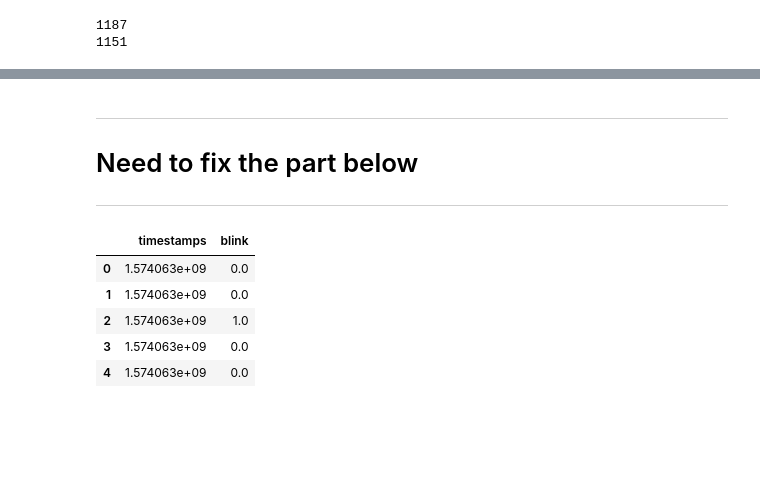
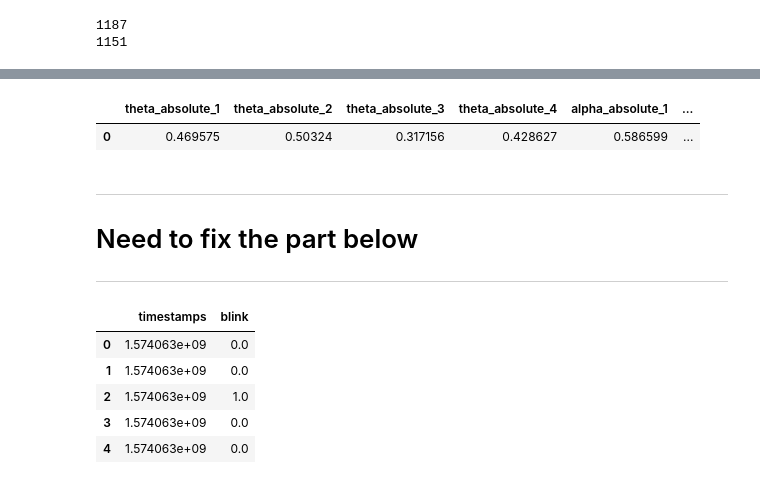
Before and after one commit to kathriwa/HASE19_Music_Project, a Jupyter notebook: eeg_analysis.ipynb, the cells around one changed output, grey strips where cells are left out. Saved outputs shown, nothing was run; the diff lists cells and outputs as text; code cells hidden in the pictures; blank space fills up the shorter version.

```diff
--- a/eeg_analysis.ipynb
+++ b/eeg_analysis.ipynb
@@ -108,0 +102,7 @@ print(len(df_good_signal))
+# %%
+# blinkrate per sec
+df_blink = df_min2[['timestamps', 'blink']]
+df_blink['timestamps'] = df_blink['timestamps'].astype(int)
+df_bps = df_blink.groupby(by="timestamps").aggregate('mean')
+baseline_bps = np.mean(df_bps['blink'])
+baseline_bps
@@ -109,3 +116,24 @@ print(len(df_good_signal))
+# %%
+# Baseline: Mean of 2nd minute
+
+baseline_freq_list = [df_good_signal.theta_absolute_1.mean(), df_good_signal.theta_absolute_2.mean(),
+                      df_good_signal.theta_absolute_3.mean(), df_good_signal.theta_absolute_4.mean(),
+                      df_good_signal.alpha_absolute_1.mean(), df_good_signal.alpha_absolute_2.mean(),
+                      df_good_signal.alpha_absolute_3.mean(), df_good_signal.alpha_absolute_4.mean(),
+                      df_good_signal.beta_absolute_1.mean(), df_good_signal.beta_absolute_2.mean(),
+                      df_good_signal.beta_absolute_3.mean(), df_good_signal.beta_absolute_4.mean()]
+
+baseline_df = pd.DataFrame([baseline_freq_list], columns=["theta_absolute_1", "theta_absolute_2",
+                                                     "theta_absolute_3", "theta_absolute_4",
+                                                    "alpha_absolute_1", "alpha_absolute_2",
+                                                    "alpha_absolute_3", "alpha_absolute_4",
+                                                    "beta_absolute_1", "beta_absolute_2",
+                                                    "beta_absolute_3", "beta_absolute_4"])
+baseline_df['blink'] = baseline_bps
+baseline_df
+# %% [output]
+|  | theta_absolute_1 | theta_absolute_2 | theta_absolute_3 | theta_absolute_4 | alpha_absolute_1 | ... |
+| 0 | 0.469575 | 0.50324 | 0.317156 | 0.428627 | 0.586599 | ... |
 # %% [markdown]
 ------
 # Need to fix the part below
```
Also changed, not shown: parts of 13 cells of this notebook.
